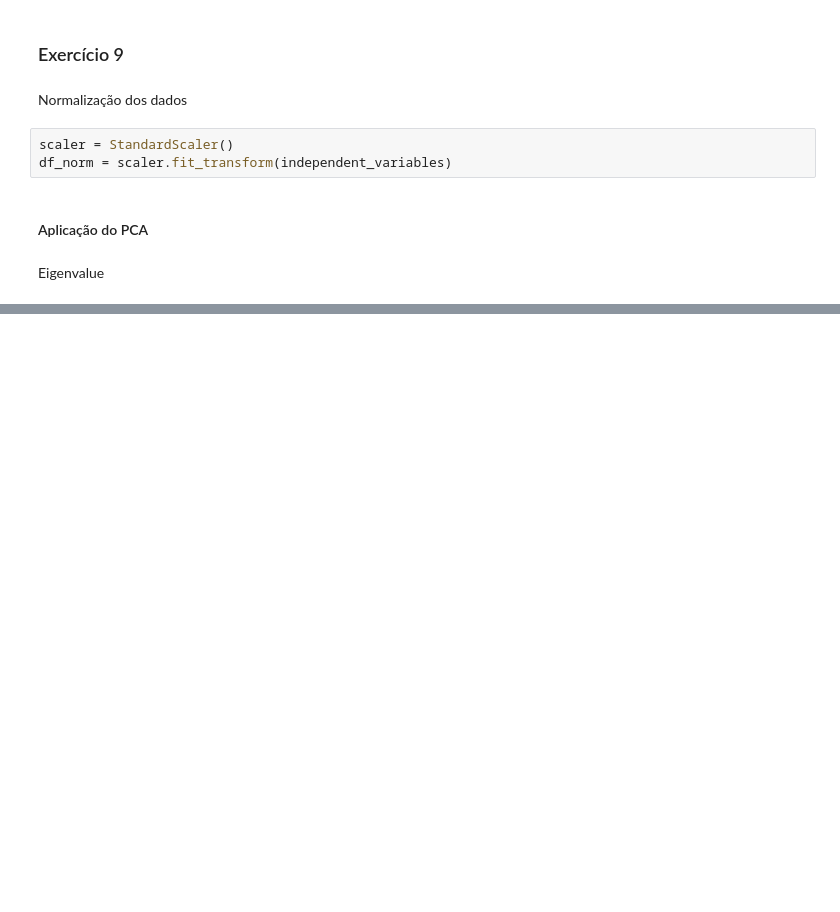
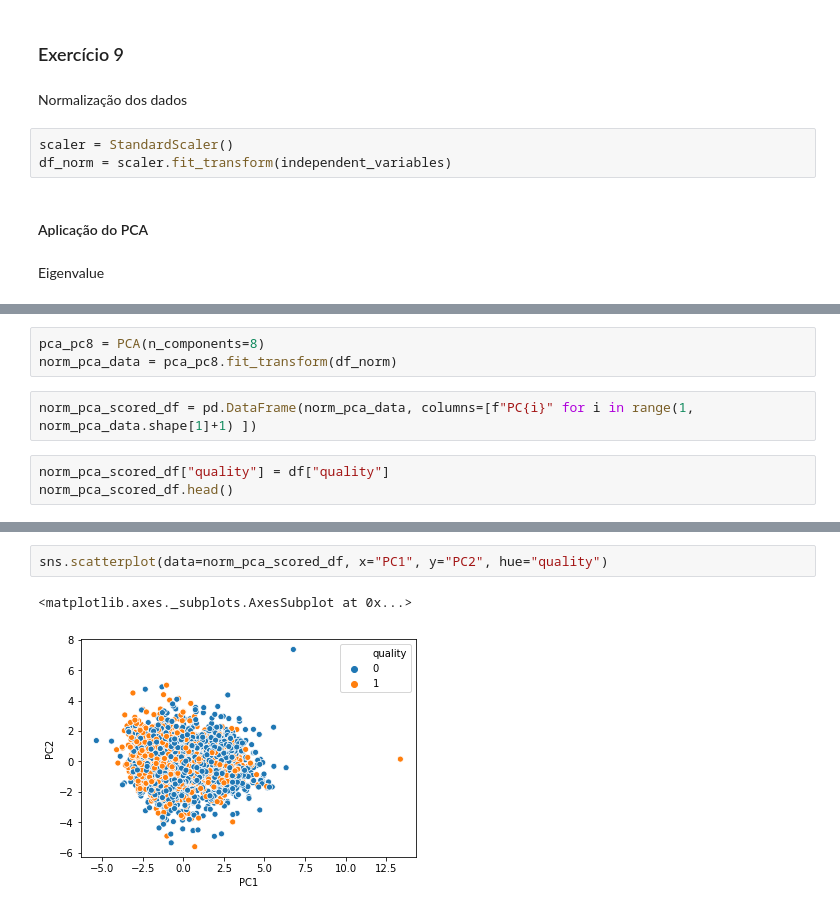
Before and after one commit to F-Madruga/DataScienceProject-ULHT, a Jupyter notebook: ProjetoFinal.ipynb, the cells around one changed output, grey strips where cells are left out. Saved outputs shown, nothing was run; the diff lists cells and outputs as text; blank space fills up the shorter version.

```diff
--- a/ProjetoFinal.ipynb
+++ b/ProjetoFinal.ipynb
@@ -165,0 +176,8 @@ array([7])
+# %%
+pca_pc8 = PCA(n_components=8)
+norm_pca_data = pca_pc8.fit_transform(df_norm)
+# %%
+norm_pca_scored_df = pd.DataFrame(norm_pca_data, columns=[f"PC{i}" for i in range(1, norm_pca_data.shape[1]+1) ])
+# %%
+norm_pca_scored_df["quality"] = df["quality"]
+norm_pca_scored_df.head()
@@ -165,0 +191,5 @@ array([7])
+# %%
+sns.scatterplot(data=norm_pca_scored_df, x="PC1", y="PC2", hue="quality")
+# %% [output]
+<matplotlib.axes._subplots.AxesSubplot at 0x...>
+[figure, added]
```
Also changed, not shown: parts of 11 cells of this notebook.
